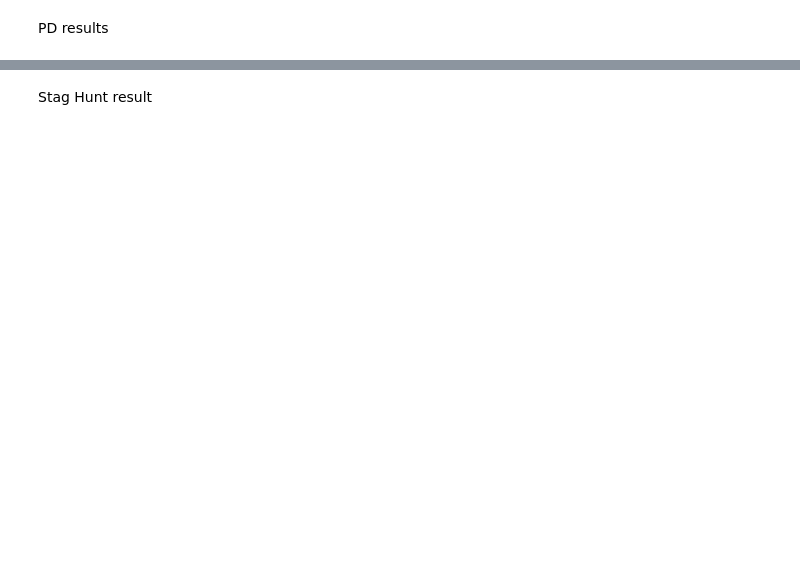
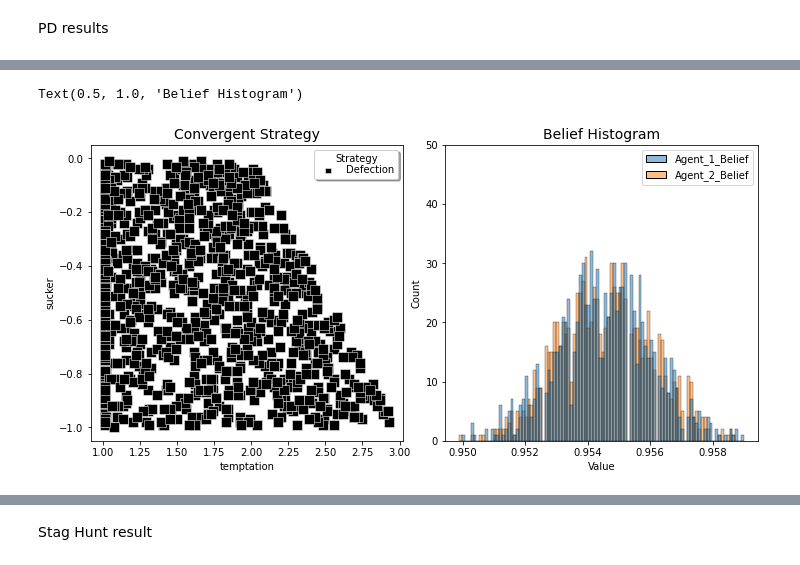
Before and after one commit to HarryZhangHH/EpisodicDRQN, a Jupyter notebook: fictitious_play_experiment.ipynb, the cells around one changed output, grey strips where cells are left out. Cells and saved outputs as stored; diff of their text form; code cells hidden in the pictures; blank space fills up the shorter version.

```diff
--- a/fictitious_play_experiment.ipynb
+++ b/fictitious_play_experiment.ipynb
@@ -131 +183,24 @@ df_PD[['Agent_1', 'Agent_2']].plot.hist(bins=100, alpha=0.5)
+# %%
+fig, axes = plt.subplots(1, 2, figsize=(10, 5))
+fig.tight_layout(rect=[0, 0.03, 1, 0.97])
+# sns.histplot(ax=axes[0], data=df_PD[['Agent_1', 'Agent_2']], alpha=0.5, bins=20)
+sns.scatterplot(ax=axes[0], data=df_PD, y='sucker', x='temptation',
+                hue="Agent_1", size="Agent_1", sizes=[100], style='Agent_1',
+                markers=['s'], linewidth=0.5, alpha=1, palette='ch:s=0,light=0')
+lgnd = axes[0].legend(scatterpoints=1, frameon=True, labelspacing=.1, title='Strategy', markerscale=.4,
+           labels=['Defection'], loc='upper right', shadow=True)
+for i in lgnd.legendHandles:
+    i._sizes = [30]
+# axes[0].axis(ymin=-1.1,ymax=0.05)
+axes[0].set_ylim(-1.05,.05)
+
+sns.histplot(ax=axes[1], data=df_PD[['Agent_1_Belief', 'Agent_2_Belief']], alpha=0.5, bins=100)
+axes[1].set_ylim(0,50)
+axes[1].set_xlabel('Value')
+
+axes[0].set_title('Convergent Strategy', fontsize=14)
+axes[1].set_title('Belief Histogram', fontsize=14)
+# %% [output]
+Text(0.5, 1.0, 'Belief Histogram')
+[figure, added]
 # %%
```
Also changed, not shown: parts of 14 cells of this notebook.
